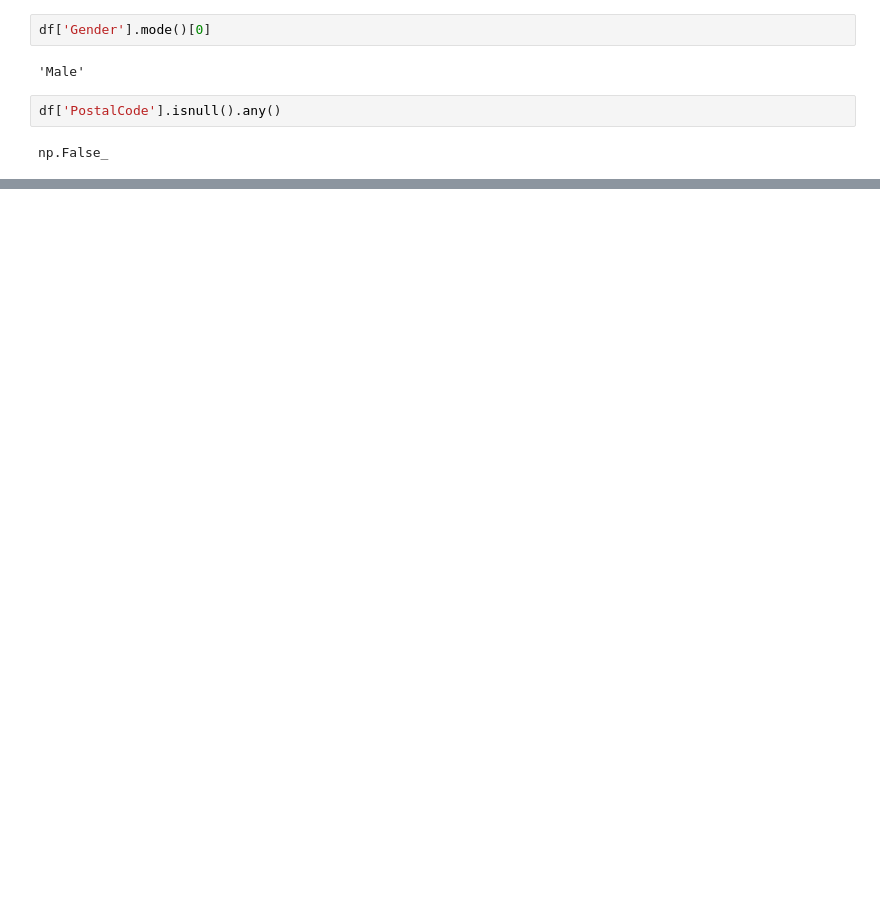
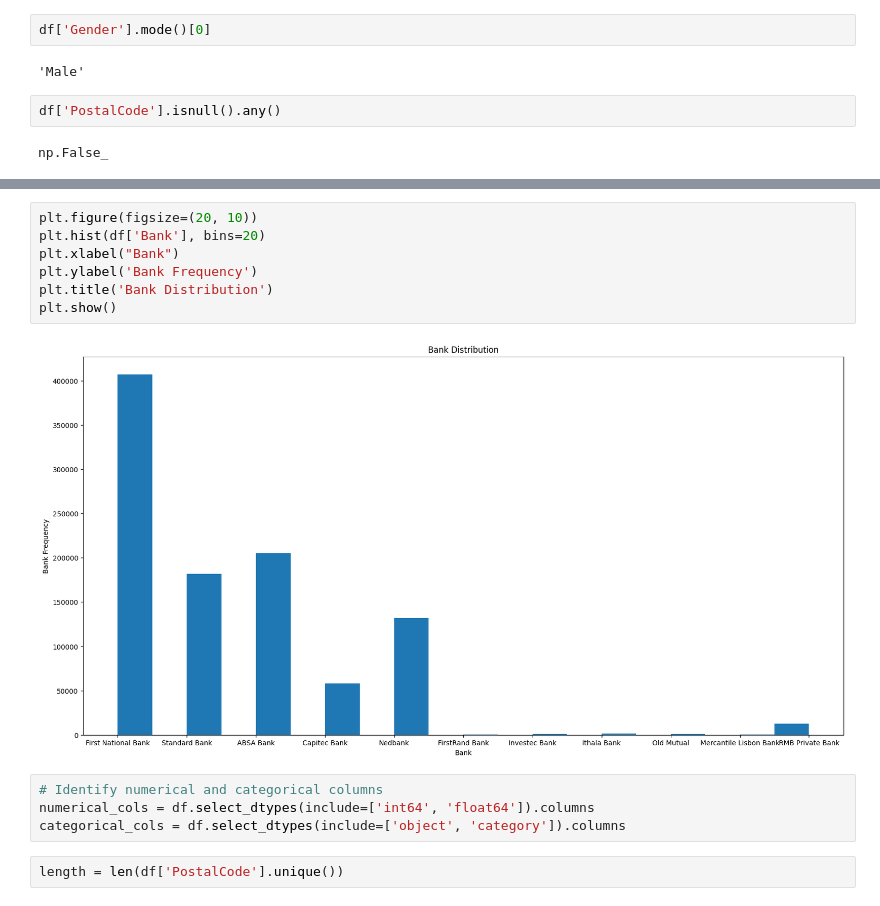
Before and after one commit to abrehamashebir/MachineLearningRating, a Jupyter notebook: notebooks/insurance.ipynb, the cells around one changed output, grey strips where cells are left out. Saved outputs shown, nothing was run; the diff lists cells and outputs as text; blank space fills up the shorter version.

```diff
--- a/notebooks/insurance.ipynb
+++ b/notebooks/insurance.ipynb
@@ -146,0 +222,15 @@ np.False_
+# %%
+plt.figure(figsize=(20, 10))
+plt.hist(df['Bank'], bins=20)
+plt.xlabel("Bank")
+plt.ylabel('Bank Frequency')
+plt.title('Bank Distribution')
+plt.show()
+# %% [output]
+[figure, added]
+# %%
+# Identify numerical and categorical columns
+numerical_cols = df.select_dtypes(include=['int64', 'float64']).columns
+categorical_cols = df.select_dtypes(include=['object', 'category']).columns
+# %%
+length = len(df['PostalCode'].unique())
```
Also changed, not shown: parts of 22 cells of this notebook.
